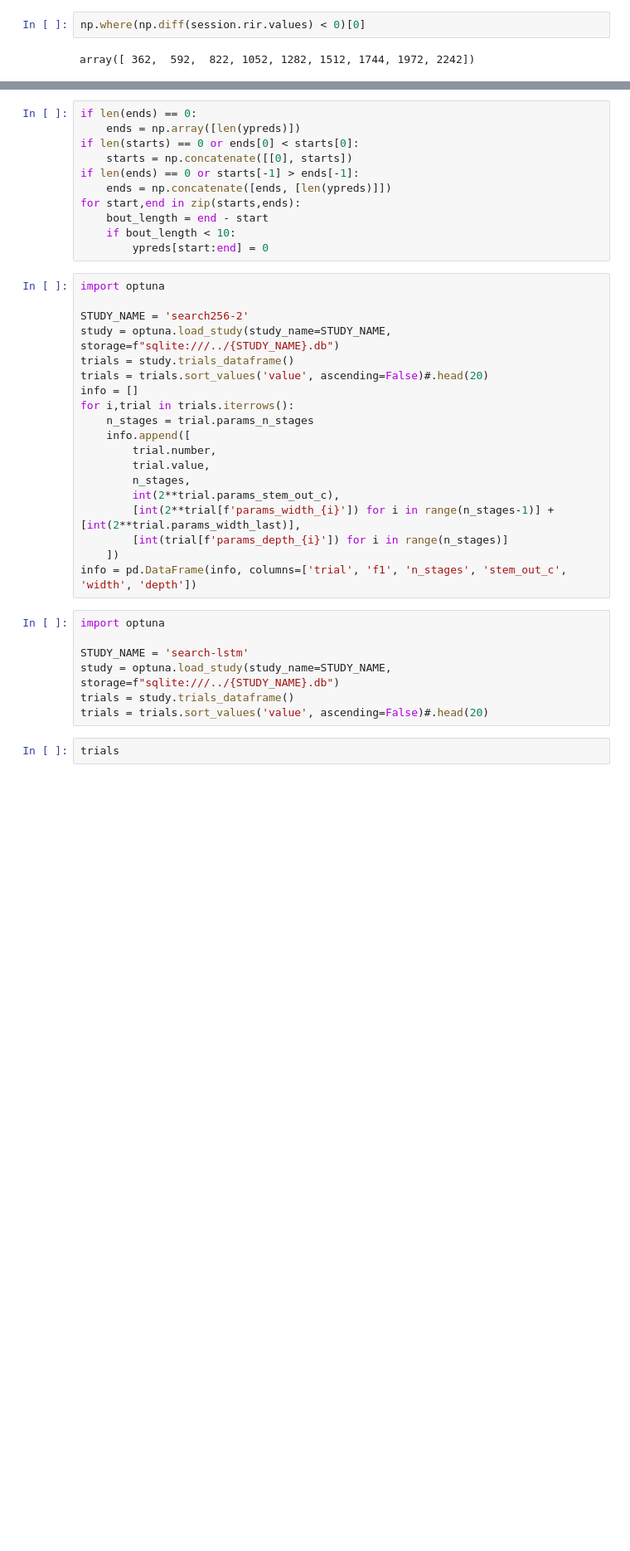
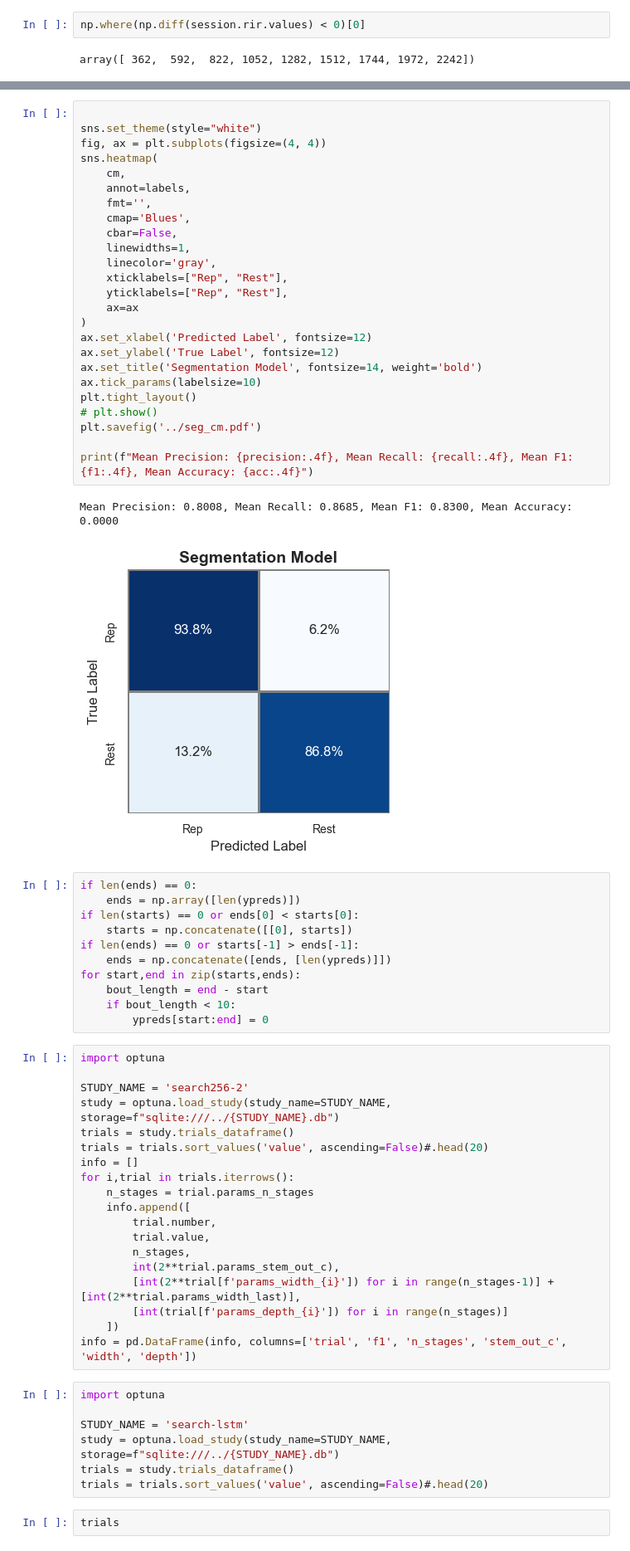
Before and after one commit to Musa-Azeem/AI-hypertrophy-coach, a Jupyter notebook: ml-notebooks/segmentation.ipynb, the cells around one changed output, grey strips where cells are left out. Shown at 83% size. Saved outputs shown, nothing was run; the diff lists cells and outputs as text; blank space fills up the shorter version.

```diff
--- a/ml-notebooks/segmentation.ipynb
+++ b/ml-notebooks/segmentation.ipynb
@@ -944,3 +928,31 @@ Mean Precision: 0.8008, Mean Recall: 0.8685, Mean F1: 0.8300, Mean Accuracy: 0.9
+# %%
+
+sns.set_theme(style="white")
+fig, ax = plt.subplots(figsize=(4, 4))
+sns.heatmap(
+    cm,
+    annot=labels,
+    fmt='',
+    cmap='Blues',
+    cbar=False,
+    linewidths=1,
+    linecolor='gray',
+    xticklabels=["Rep", "Rest"],
+    yticklabels=["Rep", "Rest"],
+    ax=ax
+)
+ax.set_xlabel('Predicted Label', fontsize=12)
+ax.set_ylabel('True Label', fontsize=12)
+ax.set_title('Segmentation Model', fontsize=14, weight='bold')
+ax.tick_params(labelsize=10)
+plt.tight_layout()
+# plt.show()
+plt.savefig('../seg_cm.pdf')
+
+print(f"Mean Precision: {precision:.4f}, Mean Recall: {recall:.4f}, Mean F1: {f1:.4f}, Mean Accuracy: {acc:.4f}")
+# %% [output]
+Mean Precision: 0.8008, Mean Recall: 0.8685, Mean F1: 0.8300, Mean Accuracy: 0.0000
+[figure, added]
 # %%
 if len(ends) == 0:
     ends = np.array([len(ypreds)])
```
Also changed, not shown: parts of 9 cells of this notebook, 3 other files.
